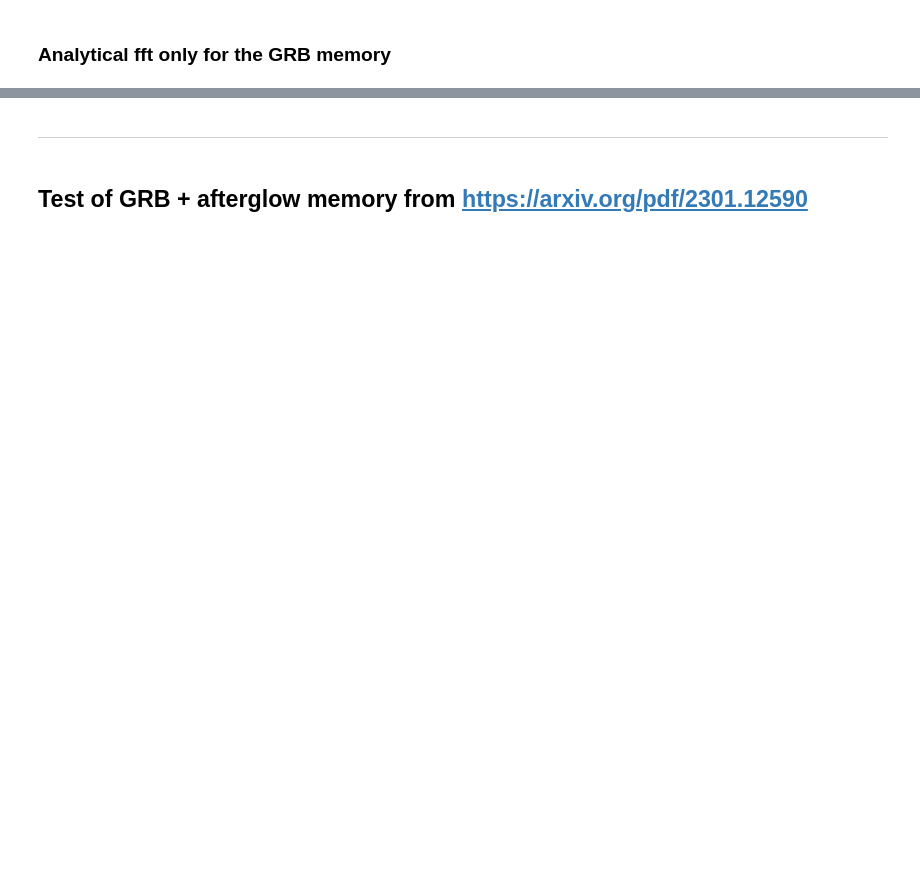
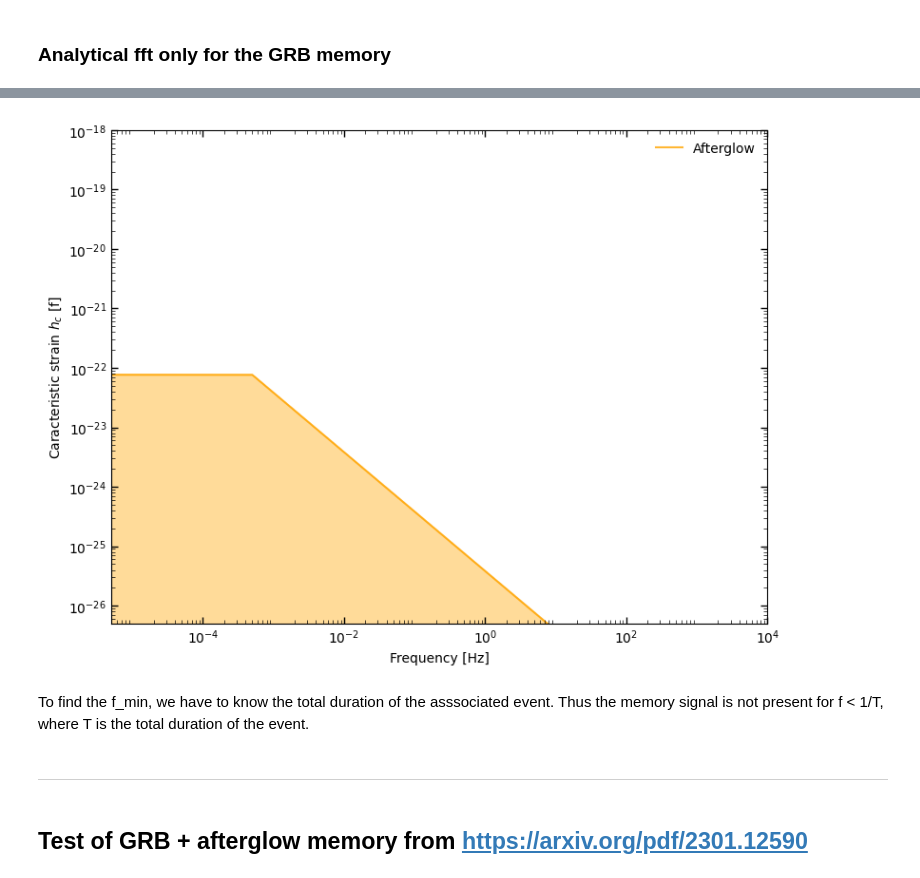
Before and after one commit to ThomasBastro/Memory_effect, a Jupyter notebook: Memory_Lopez/phenom_model.ipynb, the cells around one changed output, grey strips where cells are left out. Drawn from its saved outputs; the diff is of its cells as text; code cells hidden in the pictures; blank space fills up the shorter version.

```diff
--- a/Memory_Lopez/phenom_model.ipynb
+++ b/Memory_Lopez/phenom_model.ipynb
@@ -841,3 +966,49 @@ plt.show()
+# %%
+def rectangular_fft(fft_max, tau, f):
+    fft = np.zeros_like(f)
+    mask_low = f < 1/tau
+    mask_high = f >= 1/tau
+    fft[mask_low] = fft_max
+
+    fft[mask_high] = fft_max * (1/tau) / f[mask_high]
+    return fft
+# %%
+fig, ax = plt.subplots(figsize=(8, 6))
+# ax.plot(fft_max[0], rectangular_fft(max(fft_max[1]), tau_GRB_max, fft_max[0]), color='red', alpha=0.8, label='GRB', zorder = zorder_dict['GRB'])
+# ax.fill_between(fft_max[0], 0, rectangular_fft(max(fft_max[1]), tau_GRB_max, fft_max[0]), color='red', alpha=0.4, zorder = zorder_dict['GRB'])
+
+ax.plot(fft_min_aft[0], rectangular_fft(max( 2*fft_min_aft[0] * fft_max_aft[1]), tau_aft_max, fft_min_aft[0]), color='orange', alpha=0.8, label='Afterglow', zorder = zorder_dict['Afterglow'])
+ax.fill_between(fft_min_aft[0], 0, rectangular_fft(max( 2*fft_min_aft[0] * fft_max_aft[1]), tau_aft_max, fft_min_aft[0]), color='orange', alpha=0.4, zorder = zorder_dict['Afterglow'])
+
+# ax.plot(fft_min_dyn[0], rectangular_fft(max(fft_max_dyn[1]), tau_dyn_max, fft_min_dyn[0]), color='blue', alpha=0.8, label='Dynamical ejecta', zorder = zorder_dict['Dynamical ejecta'])
+# ax.fill_between(fft_min_dyn[0], 0, rectangular_fft(max(fft_max_dyn[1]), tau_dyn_max, fft_min_dyn[0]), color='blue', alpha=0.4, zorder = zorder_dict['Dynamical ejecta'])
+
+# ax.plot(fft_min_wind[0], rectangular_fft(max(fft_max_wind[1]), tau_wind_max, fft_min_wind[0]), color='green', alpha=0.8, label='Wind ejecta', zorder = zorder_dict['Wind ejecta'])
+# ax.fill_between(fft_min_wind[0], 0, rectangular_fft(max(fft_max_wind[1]), tau_wind_max, fft_min_wind[0]), color='green', alpha=0.4, zorder = zorder_dict['Wind ejecta'])
+
+ax.set_xscale('log')
+ax.set_yscale('log')
+ax.set_xlabel('Frequency [Hz]')
+ax.set_ylabel(r'Caracteristic strain $h_c$ [f]')
+ax.legend(loc='upper right', frameon=False)
+
+# Minor ticks for log axes
+ax.xaxis.set_minor_locator(LogLocator(base=10, subs=np.arange(2, 10), numticks=100))
+ax.yaxis.set_minor_locator(LogLocator(base=10, subs=np.arange(2, 10), numticks=100))
+ax.xaxis.set_minor_formatter(NullFormatter())
+ax.yaxis.set_minor_formatter(NullFormatter())
+
+ax.tick_params(axis='both', which='major', direction='in', length=5, width=1, top=True, right=True)
+ax.tick_params(axis='both', which='minor', direction='in', length=3, width=0.5, top=True, right=True)
+
+ax.set_xlim(5e-6, 1e4)
+ax.set_ylim(5e-27, 1e-18)
+plt.tight_layout()
+plt.show()
+# %% [output]
+[figure, added]
+# %% [markdown]
+To find the f_min, we have to know the total duration of the asssociated event. Thus the memory signal is not present for f < 1/T, where T is the total duration of the event.
 # %% [markdown]
 ---
 # %% [markdown]
```
Also changed, not shown: parts of 9 cells of this notebook, 3 other files.
